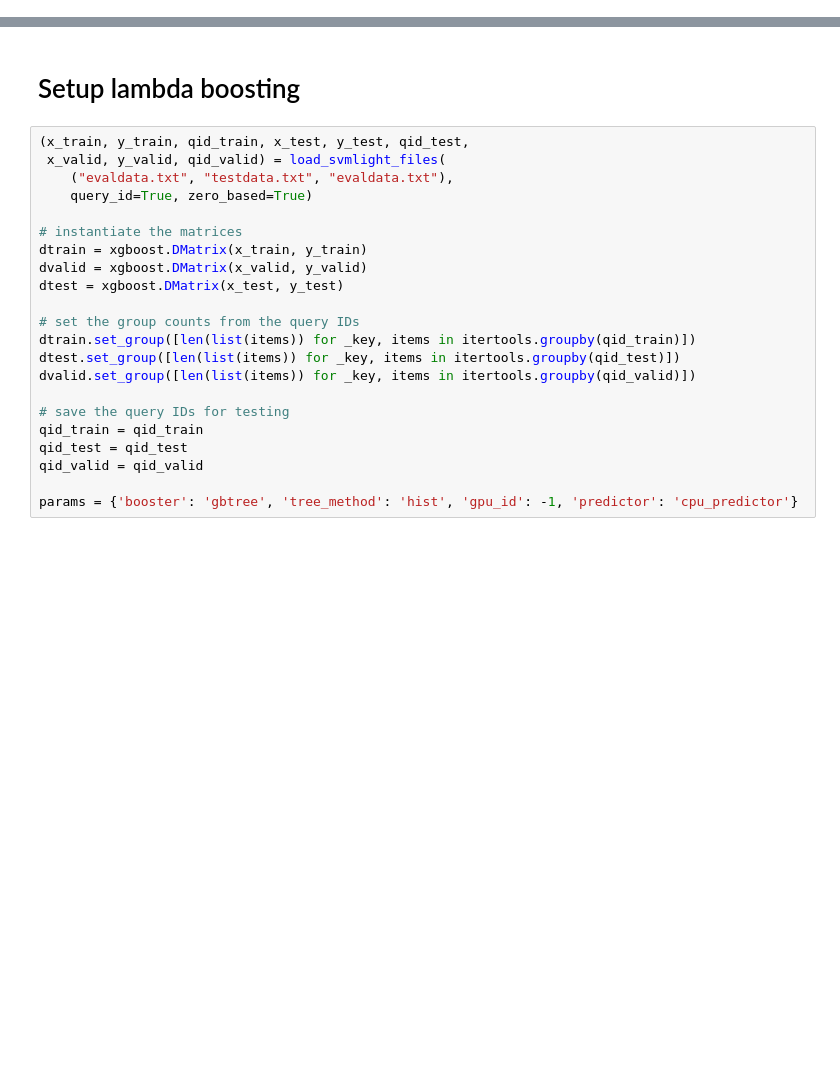
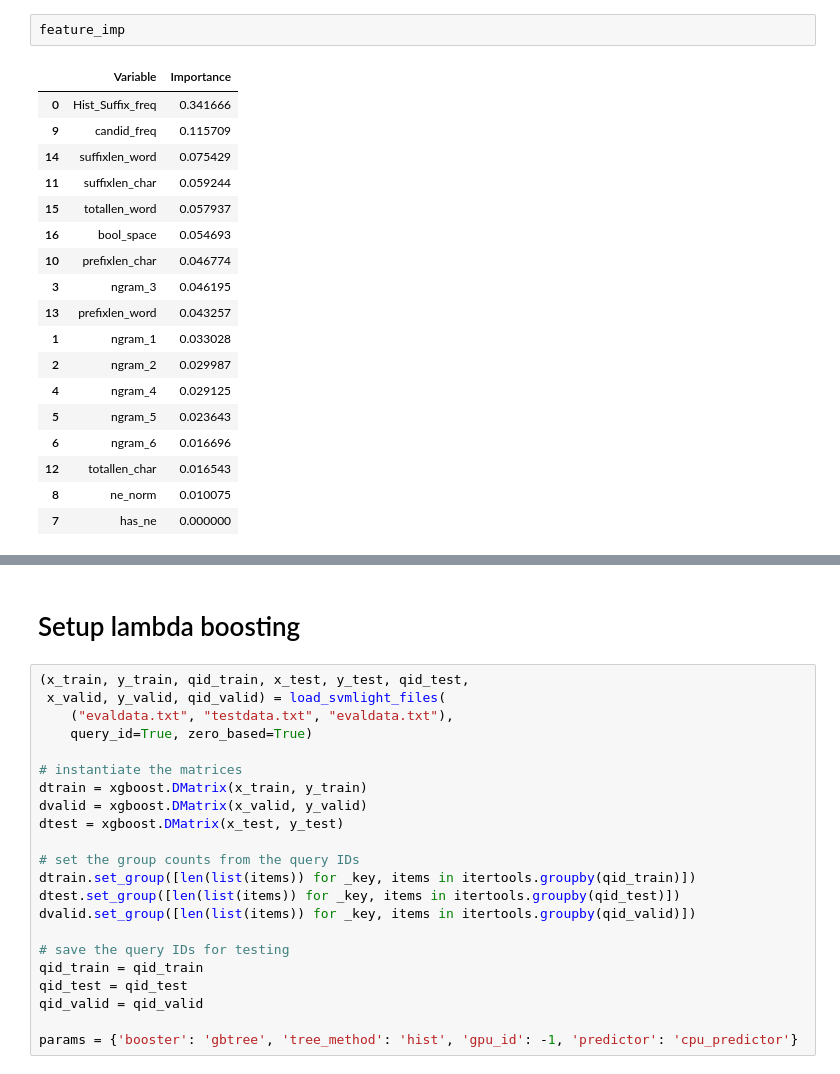
Before and after one commit to ReinierKoops/IR_project_02, a Jupyter notebook: notebooks/5_LambdaMART.ipynb, the cells around one changed output, grey strips where cells are left out. Saved outputs shown, nothing was run; the diff lists cells and outputs as text; blank space fills up the shorter version.

```diff
--- a/notebooks/5_LambdaMART.ipynb
+++ b/notebooks/5_LambdaMART.ipynb
@@ -10,0 +25,21 @@ from sklearn.datasets import load_svmlight_files
+# %%
+feature_imp
+# %% [output]
+|  | Variable | Importance |
+| 0 | Hist_Suffix_freq | 0.341666 |
+| 9 | candid_freq | 0.115709 |
+| 14 | suffixlen_word | 0.075429 |
+| 11 | suffixlen_char | 0.059244 |
+| 15 | totallen_word | 0.057937 |
+| 16 | bool_space | 0.054693 |
+| 10 | prefixlen_char | 0.046774 |
+| 3 | ngram_3 | 0.046195 |
+| 13 | prefixlen_word | 0.043257 |
+| 1 | ngram_1 | 0.033028 |
+| 2 | ngram_2 | 0.029987 |
+| 4 | ngram_4 | 0.029125 |
+| 5 | ngram_5 | 0.023643 |
+| 6 | ngram_6 | 0.016696 |
+| 12 | totallen_char | 0.016543 |
+| 8 | ne_norm | 0.010075 |
+| 7 | has_ne | 0.000000 |
```
Also changed, not shown: parts of 6 cells of this notebook, 1 other file.
